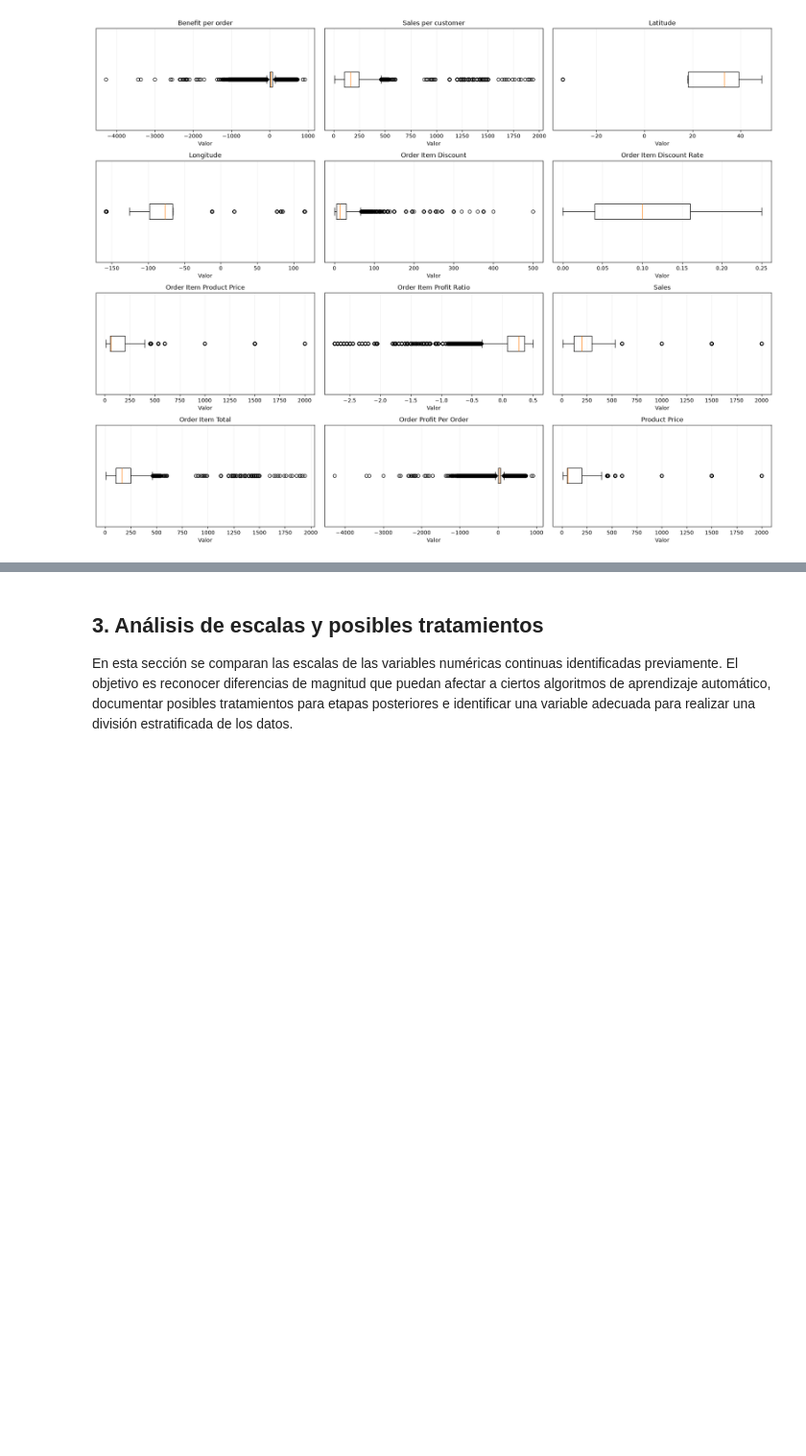
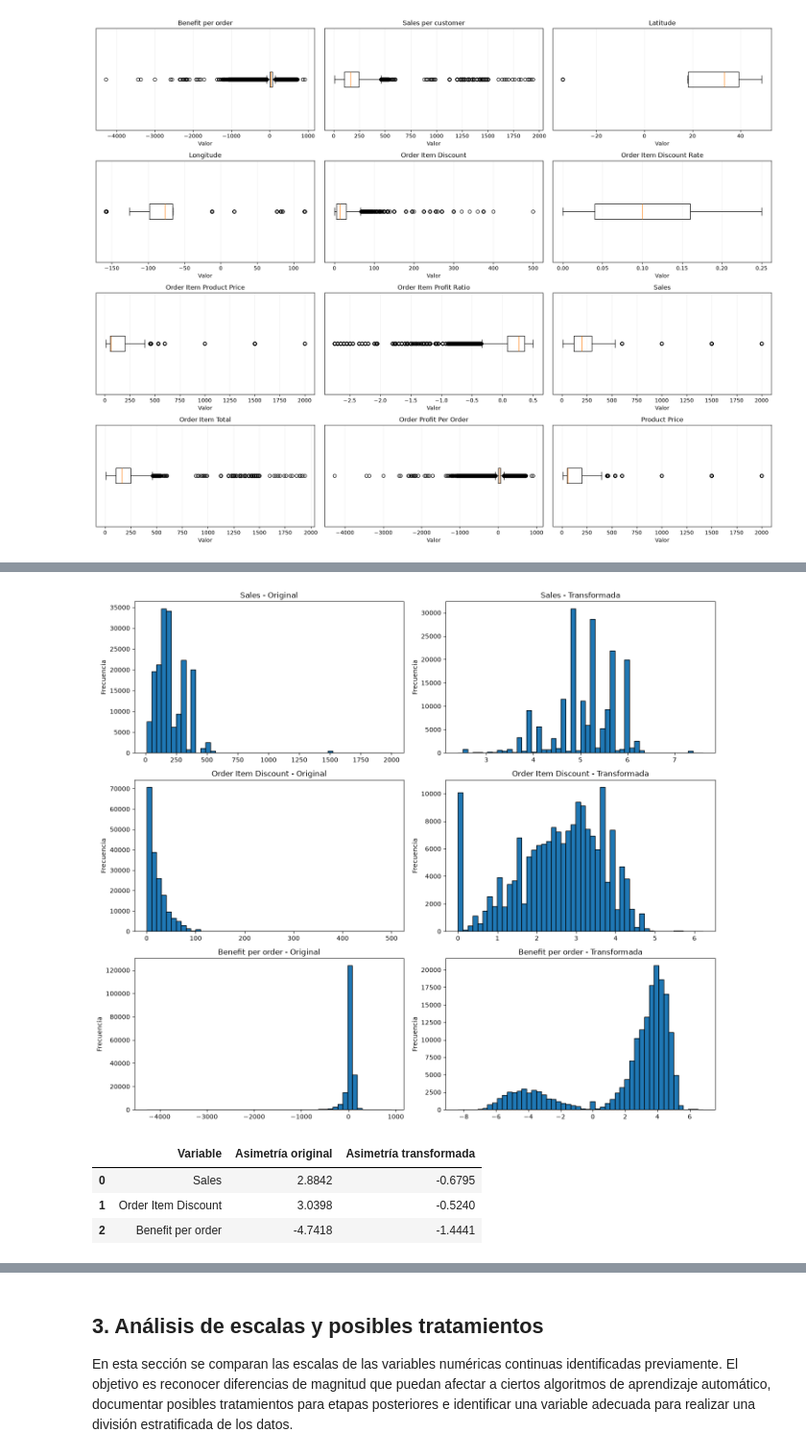
Before and after one commit to JB1302/Big-Data-G2, a Jupyter notebook: ProyectoDataCo.ipynb, the cells around one changed output, grey strips where cells are left out. Shown at 96% size. Saved outputs shown, nothing was run; the diff lists cells and outputs as text; code cells hidden in the pictures; blank space fills up the shorter version.

```diff
--- a/ProyectoDataCo.ipynb
+++ b/ProyectoDataCo.ipynb
@@ -373,0 +388,48 @@ plt.show()
+# %%
+
+### 2.6 Comparación de distribuciones originales y transformadas
+
+transformaciones = {
+    "Sales": np.log1p(df["Sales"]),
+    "Order Item Discount": np.log1p(df["Order Item Discount"]),
+    "Benefit per order": (
+        np.sign(df["Benefit per order"])
+        * np.log1p(df["Benefit per order"].abs())
+    )
+}
+
+fig, axes = plt.subplots(3, 2, figsize=(14, 12))
+
+resultados_transformaciones = []
+
+for i, (variable, transformada) in enumerate(transformaciones.items()):
+    original = df[variable]
+
+    axes[i, 0].hist(original.dropna(), bins=50, edgecolor="black")
+    axes[i, 0].set_title(f"{variable} - Original")
+    axes[i, 0].set_ylabel("Frecuencia")
+
+    axes[i, 1].hist(transformada.dropna(), bins=50, edgecolor="black")
+    axes[i, 1].set_title(f"{variable} - Transformada")
+    axes[i, 1].set_ylabel("Frecuencia")
+
+    resultados_transformaciones.append({
+        "Variable": variable,
+        "Asimetría original": original.skew(),
+        "Asimetría transformada": transformada.skew()
+    })
+
+plt.tight_layout()
+plt.show()
+
+comparacion_transformaciones = pd.DataFrame(
+    resultados_transformaciones
+)
+
+display(comparacion_transformaciones.round(4))
+# %% [output]
+[figure, added]
+|  | Variable | Asimetría original | Asimetría transformada |
+| 0 | Sales | 2.8842 | -0.6795 |
+| 1 | Order Item Discount | 3.0398 | -0.5240 |
+| 2 | Benefit per order | -4.7418 | -1.4441 |
```
Also changed, not shown: parts of 3 cells of this notebook.
